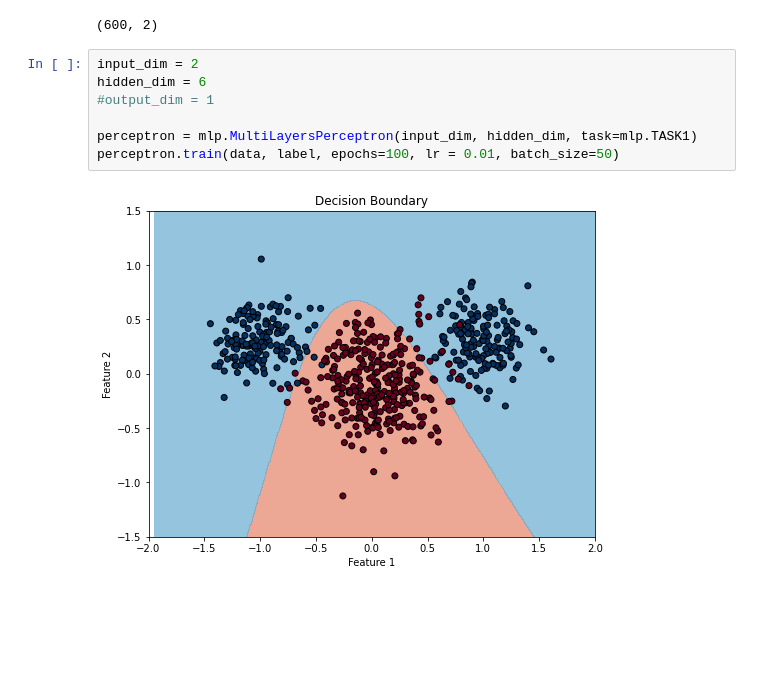
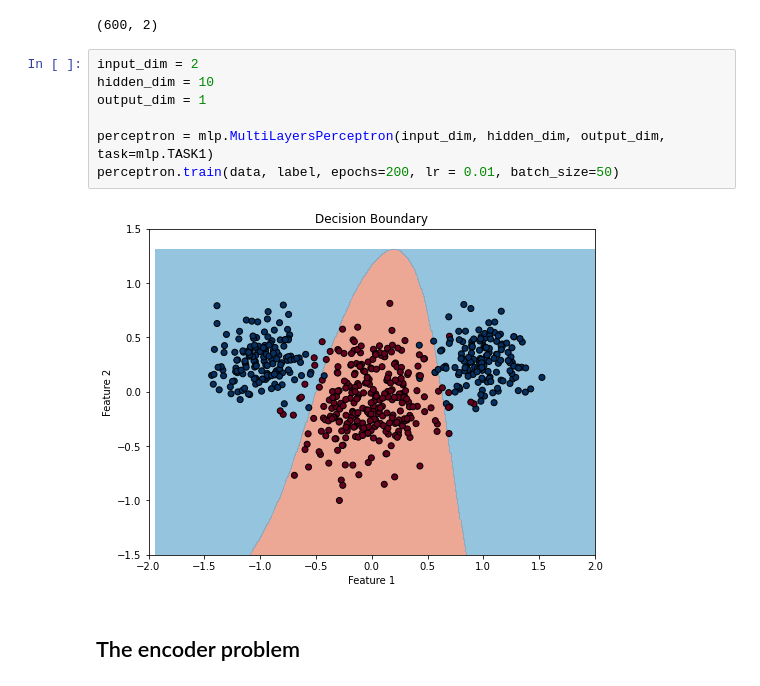
Before and after one commit to kyebinan/Deep_Learning_KTH, a Jupyter notebook: LAB1B/notebook2.ipynb, the cells around one changed output. Cells and saved outputs as stored; diff of their text form; blank space fills up the shorter version.

```diff
--- a/LAB1B/notebook2.ipynb
+++ b/LAB1B/notebook2.ipynb
@@ -19,10 +21,12 @@ data.shape
 (600, 2)
 # %%
 input_dim = 2
-hidden_dim = 6
-#output_dim = 1
+hidden_dim = 10
+output_dim = 1
 
-perceptron = mlp.MultiLayersPerceptron(input_dim, hidden_dim, task=mlp.TASK1)
-perceptron.train(data, label, epochs=100, lr = 0.01, batch_size=50)
+perceptron = mlp.MultiLayersPerceptron(input_dim, hidden_dim, output_dim, task=mlp.TASK1)
+perceptron.train(data, label, epochs=200, lr = 0.01, batch_size=50)
 # %% [output]
-[figure, old version]
+[figure, new version]
+# %% [markdown]
+## The encoder problem
```
Also changed, not shown: parts of 4 cells of this notebook, 1 other file.
